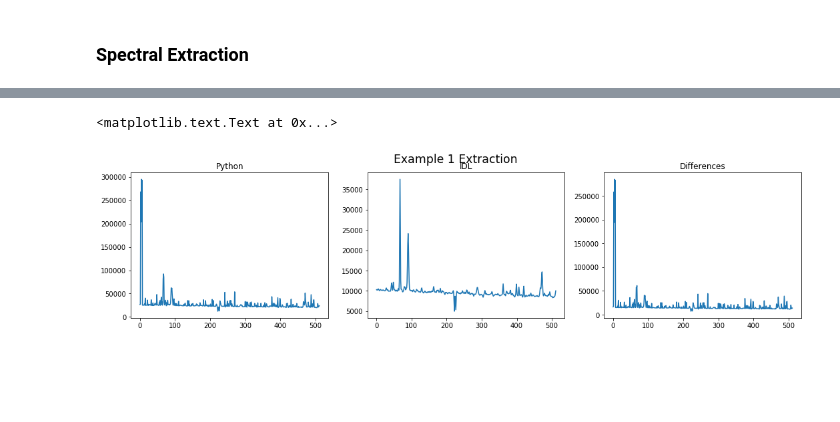
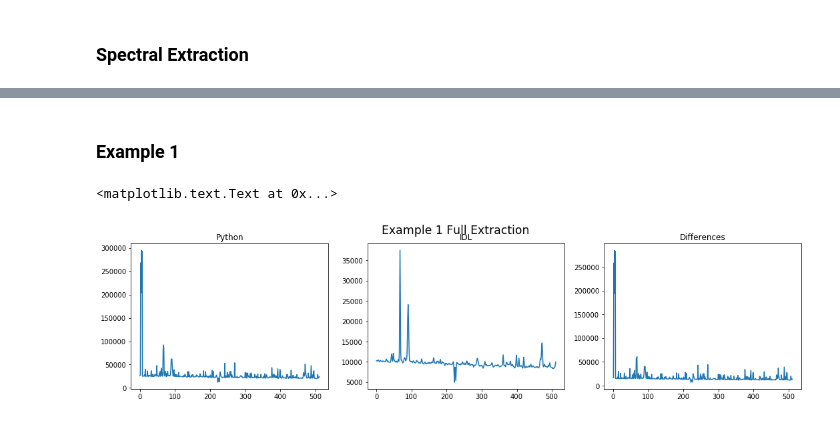
Before and after one commit to exosports/JOSE, a Jupyter notebook: Conversion Report.ipynb, the cells around one changed output, grey strips where cells are left out. Saved outputs shown, nothing was run; the diff lists cells and outputs as text; code cells hidden in the pictures; blank space fills up the shorter version.

Commit message:
testing extraction

```diff
--- a/Conversion Report.ipynb
+++ b/Conversion Report.ipynb
@@ -103,3 +128,5 @@ Max Difference: 0.00238269017944
+# %% [markdown]
+### Example 1
 # %%
 frame1 = pyfits.open(os.path.join(imageDir, 'ex1.fits'))[0]
 Q = frame1.header.get('EPADU')
@@ -111,14 +138,14 @@ optimal_spectrum = jose.optimal_extraction(frame1.data, varim, rn, Q, (leftBound
 # %%
 idl_spectrum = np.loadtxt('PyJose/data/example1/opspec1.csv')
 
 f, ax = plt.subplots(1,3, figsize=(18,4))
-f.suptitle("Example 1 Extraction", size='xx-large')
+f.suptitle("Example 1 Full Extraction", size='xx-large')
 ax[0].plot(optimal_spectrum)
 ax[0].set_title('Python')
 ax[1].plot(idl_spectrum)
 ax[1].set_title('IDL')
 ax[2].plot(optimal_spectrum - idl_spectrum)
 ax[2].set_title('Differences')
 # %% [output]
 <matplotlib.text.Text at 0x...>
-[figure, old version]
+[figure, new version]
```
Also changed, not shown: parts of 2 cells of this notebook, 2 other files.
